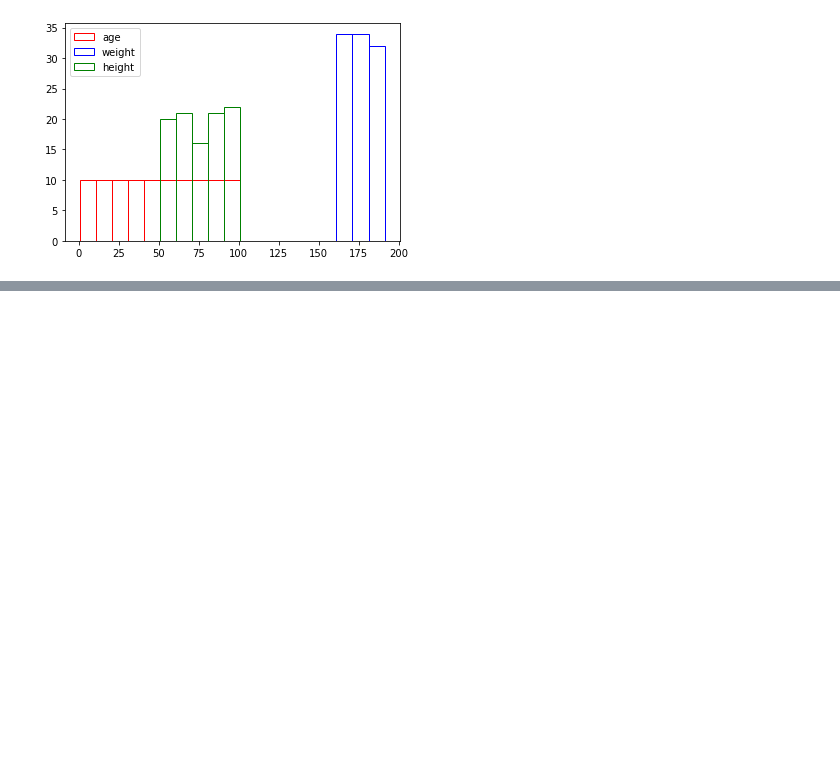
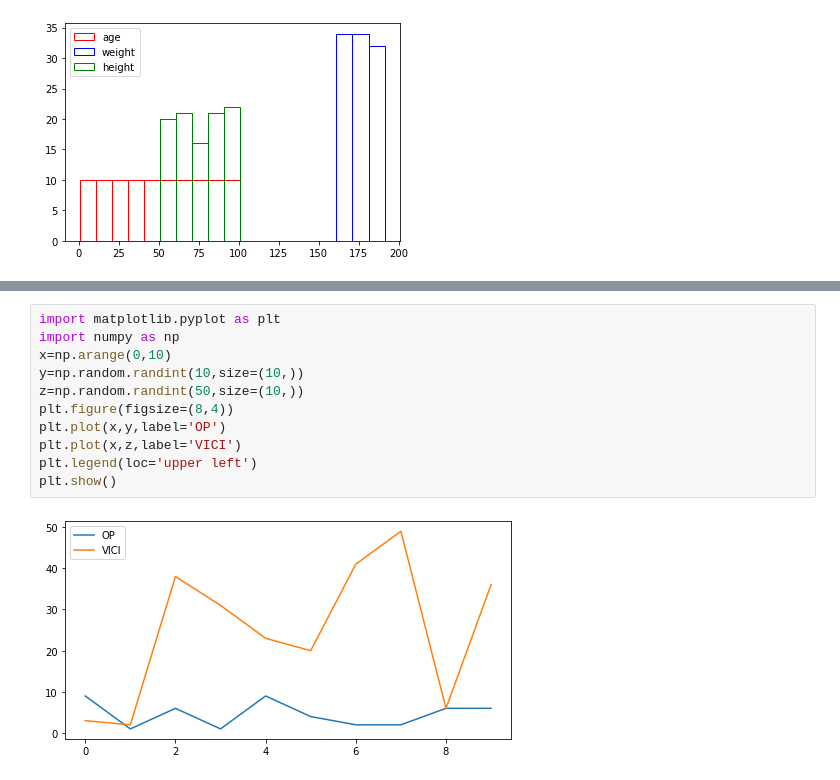
Before and after one commit to GBaryan/IP-SCHOOL-jupyter, a Jupyter notebook: Matplotlib.ipynb, the cells around one changed output, grey strips where cells are left out. Drawn from its saved outputs; the diff is of its cells as text; blank space fills up the shorter version.

```diff
--- a/Matplotlib.ipynb
+++ b/Matplotlib.ipynb
@@ -143,0 +156,13 @@ plt.show()
+# %%
+import matplotlib.pyplot as plt
+import numpy as np
+x=np.arange(0,10)
+y=np.random.randint(10,size=(10,))
+z=np.random.randint(50,size=(10,))
+plt.figure(figsize=(8,4))
+plt.plot(x,y,label='OP')
+plt.plot(x,z,label='VICI')
+plt.legend(loc='upper left')
+plt.show()
+# %% [output]
+[figure, added]
```
Also changed, not shown: parts of 3 cells of this notebook, 6 other files.
